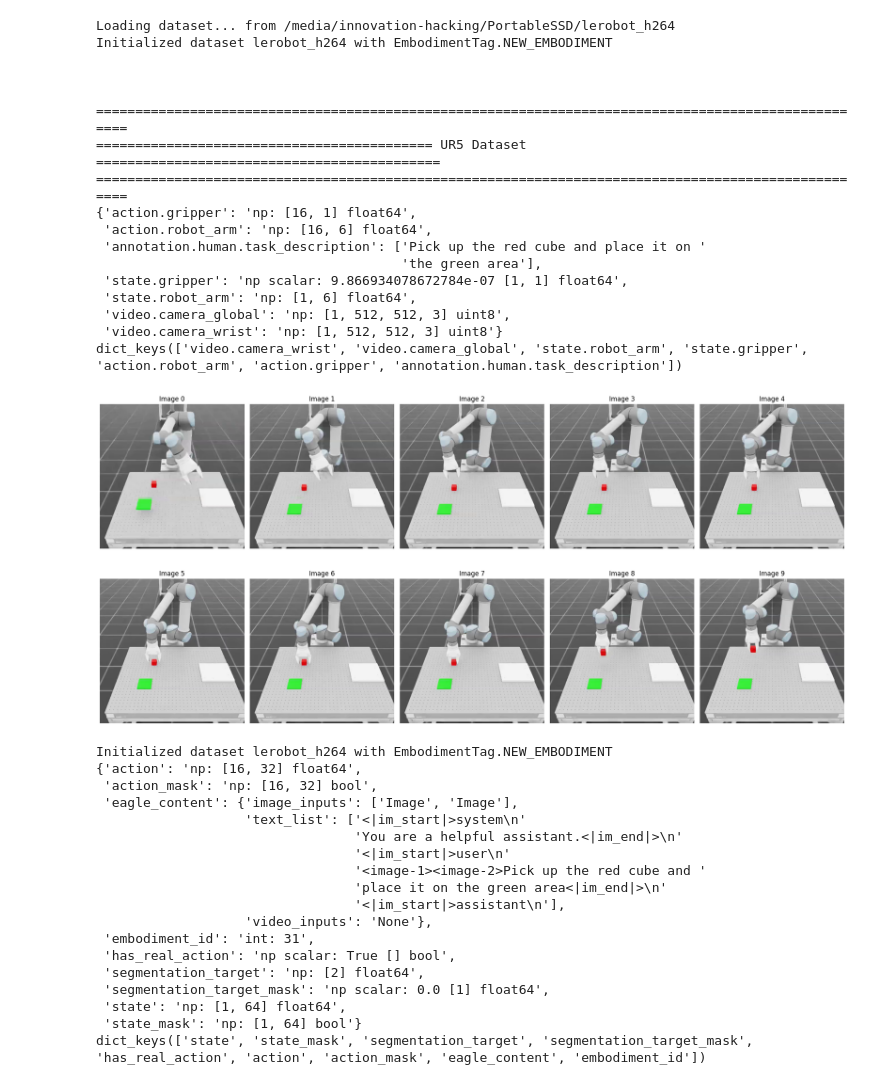
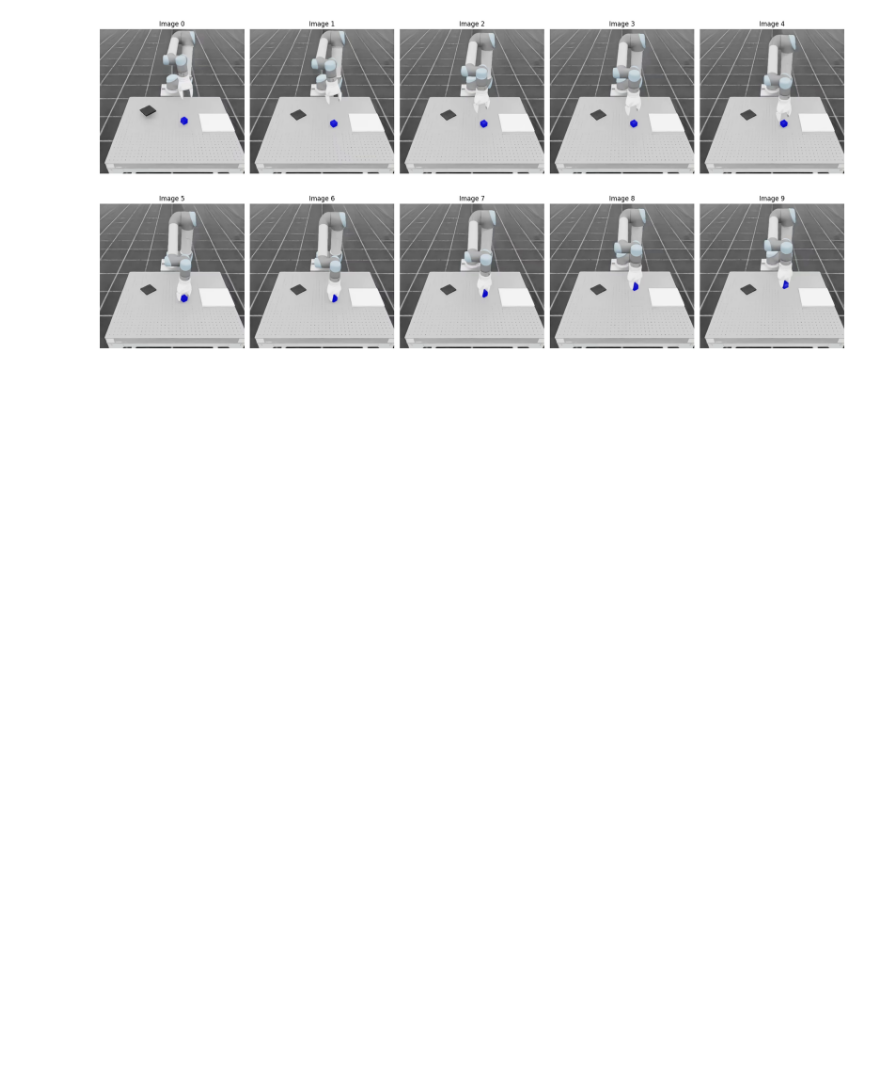
Before and after one commit to saibotng/Isaac-GR00T, a Jupyter notebook: tng/load_and_visualize_ur5_dataset.ipynb, the cells around one changed output. Saved outputs shown, nothing was run; the diff lists cells and outputs as text; code cells hidden in the pictures; blank space fills up the shorter version.

```diff
--- a/tng/load_and_visualize_ur5_dataset.ipynb
+++ b/tng/load_and_visualize_ur5_dataset.ipynb
@@ -5,17 +5,19 @@ from gr00t.data.dataset import LeRobotSingleDataset
 from gr00t.data.schema import EmbodimentTag
 import os
 import gr00t
-from gr00t.experiment.data_config import TNGUR5SchunkConfig
+from gr00t.experiment.data_config import TNGUR5SchunkConfig3CamsSim, TNGUR5SchunkConfig2CamsSim
+
 import matplotlib.pyplot as plt
 
 # REPO_PATH is the path of the pip install gr00t repo and one level up
 REPO_PATH = os.path.dirname(os.path.dirname(gr00t.__file__))
-DATA_PATH = os.path.join("/media/innovation-hacking/PortableSSD/lerobot_h264")
+DATA_PATH = os.path.join("/home/innovation-hacking/luebbet/dev/important_datasets/pick_and_place_limited_rotation_3cams")
 
 print("Loading dataset... from", DATA_PATH)
 
-config = TNGUR5SchunkConfig()
+config = TNGUR5SchunkConfig2CamsSim()
 modality_configs = config.modality_config()
+to_apply_transforms = config.transform()
 
 
 embodiment_tag = EmbodimentTag.NEW_EMBODIMENT
@@ -25,7 +27,7 @@ dataset = LeRobotSingleDataset(
     DATA_PATH,
     modality_configs,
     embodiment_tag=embodiment_tag,
-    video_backend="decord"
+    video_backend="torchvision_av",
 )
 
 print('\n'*2)
@@ -43,7 +45,7 @@ images_list = []
 for i in range(100):
     if i % 10 == 0:
         resp = dataset[i]
-        img = resp["video.camera_global"][0]
+        img = resp["video.camera_global_front"][0]
         images_list.append(img)
 
 
@@ -54,23 +56,4 @@ for i, ax in enumerate(axs.flat):
     ax.set_title(f"Image {i}")
 plt.tight_layout() # adjust the subplots to fit into the figure area.
 plt.show()
-
-video_modality = modality_configs["video"]
-state_modality = modality_configs["state"]
-action_modality = modality_configs["action"]
-
-# select the transforms you want to apply to the data
-to_apply_transforms = config.transform()
-
-dataset = LeRobotSingleDataset(
-    DATA_PATH,
-    modality_configs,
-    transforms=to_apply_transforms,
-    embodiment_tag=embodiment_tag
-)
-
-# print the 7th data point
-resp = dataset[7]
-any_describe(resp)
-print(resp.keys())
 # %% [output]
@@ -84,36 +77 @@ To enable the following instructions: AVX2 FMA, in other operations, rebuild Ten
-Loading dataset... from /media/innovation-hacking/PortableSSD/lerobot_h264
-Initialized dataset lerobot_h264 with EmbodimentTag.NEW_EMBODIMENT
-
-
-
-====================================================================================================
-=========================================== UR5 Dataset ============================================
-====================================================================================================
-{'action.gripper': 'np: [16, 1] float64',
- 'action.robot_arm': 'np: [16, 6] float64',
- 'annotation.human.task_description': ['Pick up the red cube and place it on '
-                                       'the green area'],
- 'state.gripper': 'np scalar: 9.866934078672784e-07 [1, 1] float64',
- 'state.robot_arm': 'np: [1, 6] float64',
- 'video.camera_global': 'np: [1, 512, 512, 3] uint8',
- 'video.camera_wrist': 'np: [1, 512, 512, 3] uint8'}
-dict_keys(['video.camera_wrist', 'video.camera_global', 'state.robot_arm', 'state.gripper', 'action.robot_arm', 'action.gripper', 'annotation.human.task_description'])
-[figure, old version]
+[figure, new version]
-Initialized dataset lerobot_h264 with EmbodimentTag.NEW_EMBODIMENT
-{'action': 'np: [16, 32] float64',
- 'action_mask': 'np: [16, 32] bool',
- 'eagle_content': {'image_inputs': ['Image', 'Image'],
-                   'text_list': ['<|im_start|>system\n'
-                                 'You are a helpful assistant.<|im_end|>\n'
-                                 '<|im_start|>user\n'
-                                 '<image-1><image-2>Pick up the red cube and '
-                                 'place it on the green area<|im_end|>\n'
-                                 '<|im_start|>assistant\n'],
-                   'video_inputs': 'None'},
- 'embodiment_id': 'int: 31',
- 'has_real_action': 'np scalar: True [] bool',
- 'segmentation_target': 'np: [2] float64',
- 'segmentation_target_mask': 'np scalar: 0.0 [1] float64',
- 'state': 'np: [1, 64] float64',
- 'state_mask': 'np: [1, 64] bool'}
-dict_keys(['state', 'state_mask', 'segmentation_target', 'segmentation_target_mask', 'has_real_action', 'action', 'action_mask', 'eagle_content', 'embodiment_id'])
```
Also changed, not shown: parts of 1 cell of this notebook, 2 other files.
